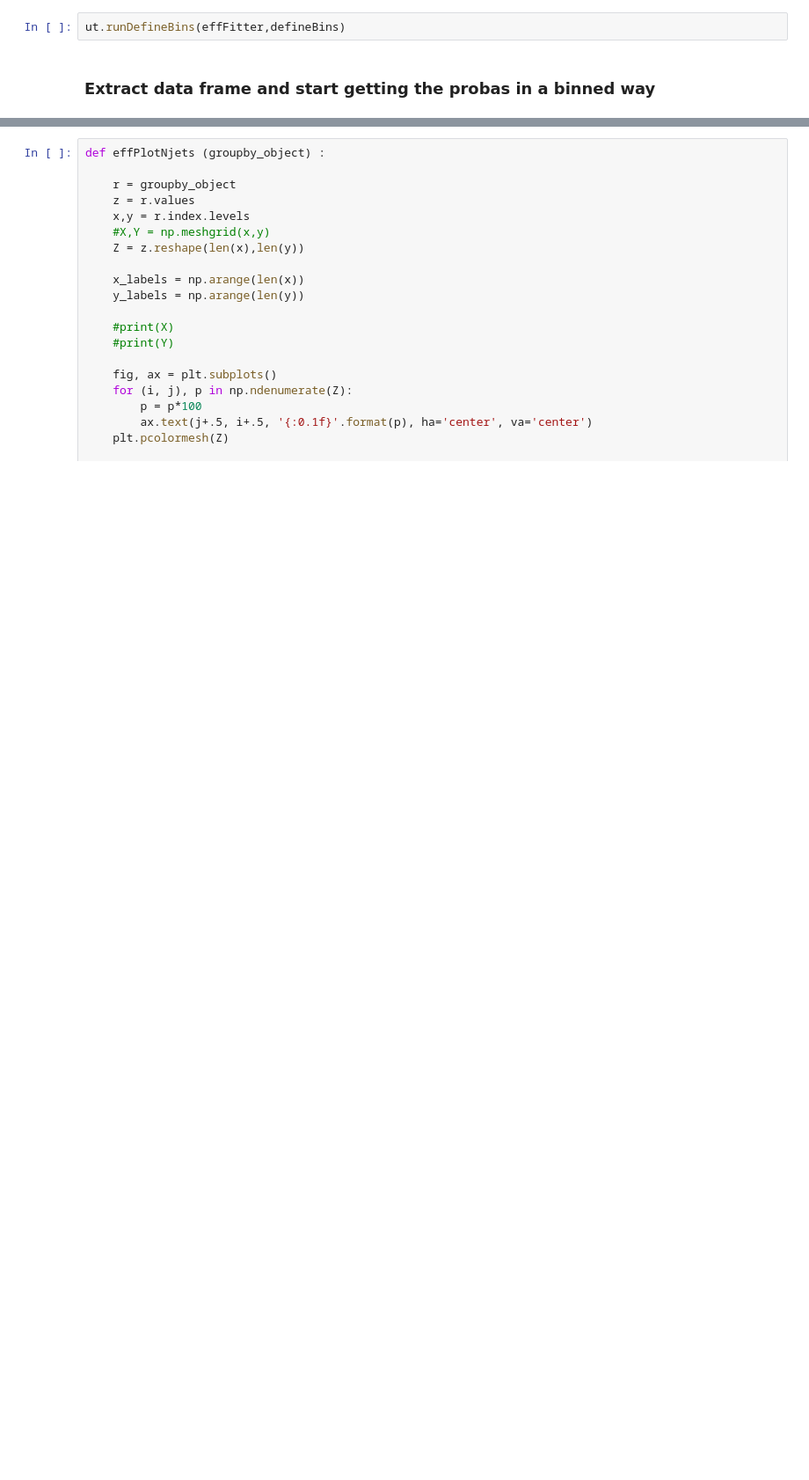
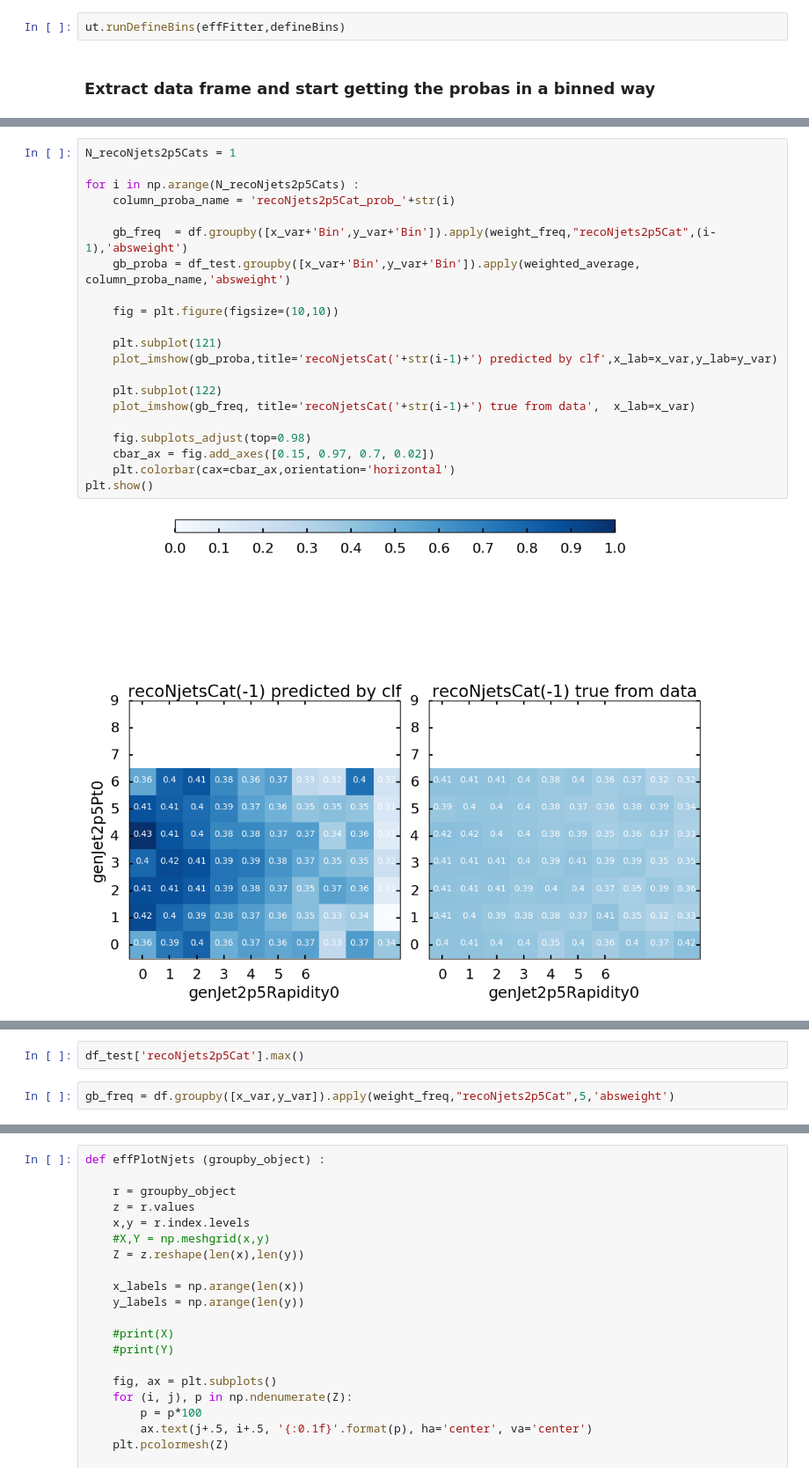
Before and after one commit to jandrejk/higgs_model_dep, a Jupyter notebook: ProjectionPlotsNjets2p5_usingTestSample.ipynb, the cells around one changed output, grey strips where cells are left out. Shown at 88% size. Drawn from its saved outputs; the diff is of its cells as text; blank space fills up the shorter version.

```diff
--- a/ProjectionPlotsNjets2p5_usingTestSample.ipynb
+++ b/ProjectionPlotsNjets2p5_usingTestSample.ipynb
@@ -85,0 +231,23 @@ def weighted_average(df_name, column_name, weight_name=None):
+# %%
+N_recoNjets2p5Cats = 1
+
+for i in np.arange(N_recoNjets2p5Cats) :
+    column_proba_name = 'recoNjets2p5Cat_prob_'+str(i)
+
+    gb_freq  = df.groupby([x_var+'Bin',y_var+'Bin']).apply(weight_freq,"recoNjets2p5Cat",(i-1),'absweight')
+    gb_proba = df_test.groupby([x_var+'Bin',y_var+'Bin']).apply(weighted_average, column_proba_name,'absweight')
+
+    fig = plt.figure(figsize=(10,10))
+
+    plt.subplot(121)
+    plot_imshow(gb_proba,title='recoNjetsCat('+str(i-1)+') predicted by clf',x_lab=x_var,y_lab=y_var)
+
+    plt.subplot(122)
+    plot_imshow(gb_freq, title='recoNjetsCat('+str(i-1)+') true from data',  x_lab=x_var)
+
+    fig.subplots_adjust(top=0.98)
+    cbar_ax = fig.add_axes([0.15, 0.97, 0.7, 0.02])
+    plt.colorbar(cax=cbar_ax,orientation='horizontal')
+plt.show()
+# %% [output]
+[figure, added]
@@ -86 +271,5 @@ def weighted_average(df_name, column_name, weight_name=None):
+# %%
+df_test['recoNjets2p5Cat'].max()
+# %%
+gb_freq = df.groupby([x_var,y_var]).apply(weight_freq,"recoNjets2p5Cat",5,'absweight')
 # %%
```
Also changed, not shown: parts of 36 cells of this notebook, 9 other files.
